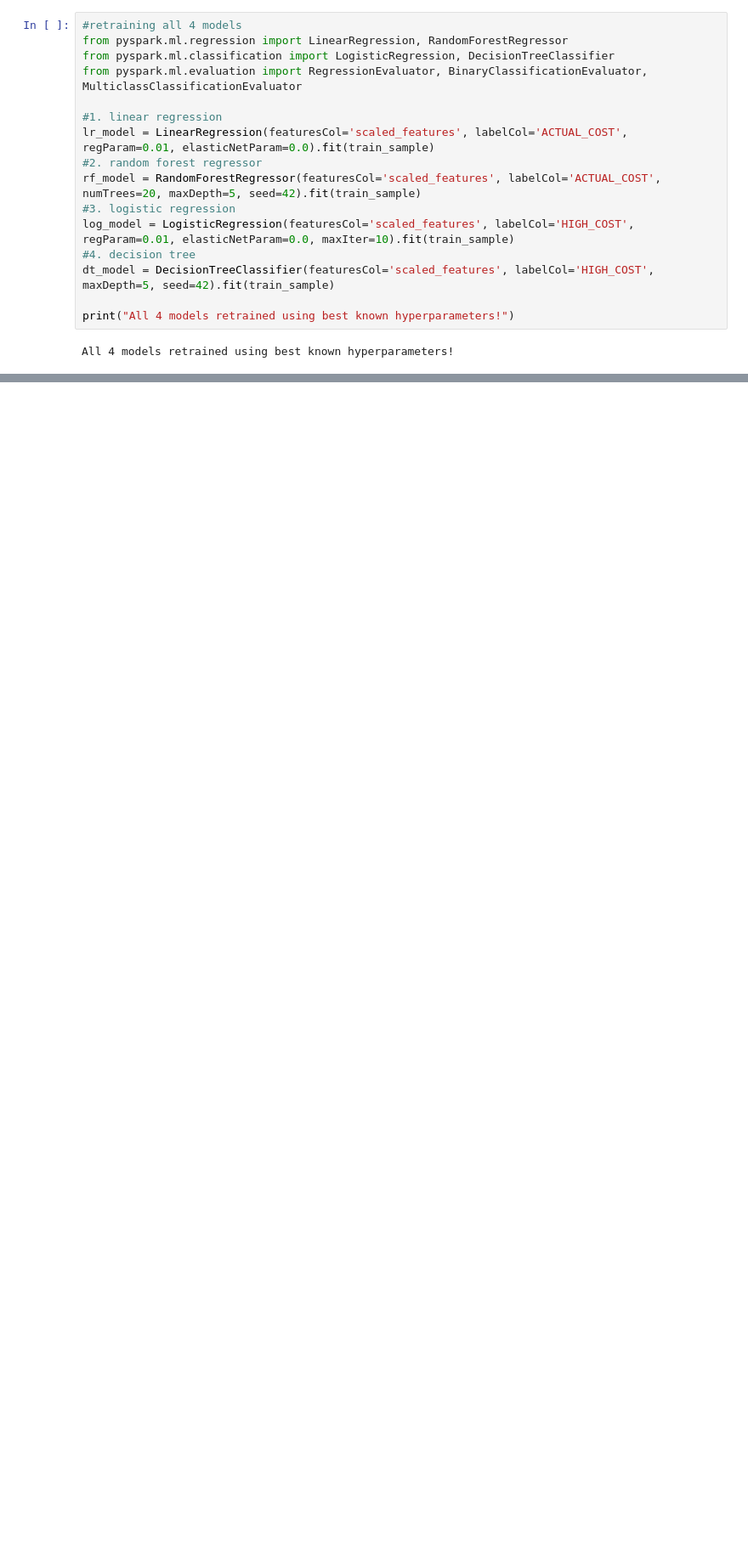
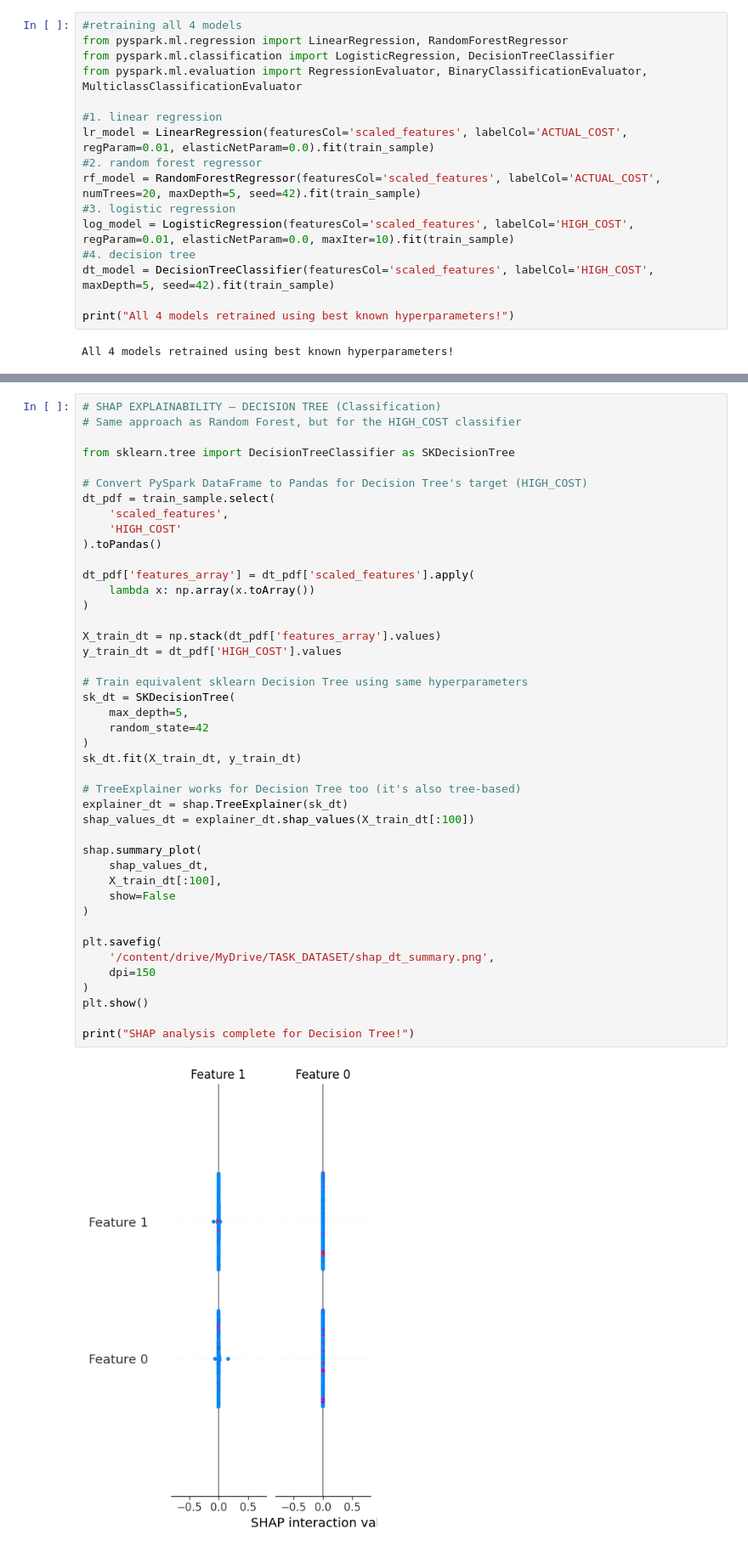
Before and after one commit to firdoushkhilji/firdoushkhilji-7006SCN_FK_16943920, a Jupyter notebook: Task5.ipynb, the cells around one changed output, grey strips where cells are left out. Shown at 85% size. Drawn from its saved outputs; the diff is of its cells as text; blank space fills up the shorter version.

```diff
--- a/Task5.ipynb
+++ b/Task5.ipynb
@@ -390,0 +434,45 @@ SHAP analysis complete, feature importance visualised!
+# %%
+# SHAP EXPLAINABILITY — DECISION TREE (Classification)
+# Same approach as Random Forest, but for the HIGH_COST classifier
+
+from sklearn.tree import DecisionTreeClassifier as SKDecisionTree
+
+# Convert PySpark DataFrame to Pandas for Decision Tree's target (HIGH_COST)
+dt_pdf = train_sample.select(
+    'scaled_features',
+    'HIGH_COST'
+).toPandas()
+
+dt_pdf['features_array'] = dt_pdf['scaled_features'].apply(
+    lambda x: np.array(x.toArray())
+)
+
+X_train_dt = np.stack(dt_pdf['features_array'].values)
+y_train_dt = dt_pdf['HIGH_COST'].values
+
+# Train equivalent sklearn Decision Tree using same hyperparameters
+sk_dt = SKDecisionTree(
+    max_depth=5,
+    random_state=42
+)
+sk_dt.fit(X_train_dt, y_train_dt)
+
+# TreeExplainer works for Decision Tree too (it's also tree-based)
+explainer_dt = shap.TreeExplainer(sk_dt)
+shap_values_dt = explainer_dt.shap_values(X_train_dt[:100])
+
+shap.summary_plot(
+    shap_values_dt,
+    X_train_dt[:100],
+    show=False
+)
+
+plt.savefig(
+    '/content/drive/MyDrive/TASK_DATASET/shap_dt_summary.png',
+    dpi=150
+)
+plt.show()
+
+print("SHAP analysis complete for Decision Tree!")
+# %% [output]
+[figure, added]
```
Also changed, not shown: parts of 12 cells of this notebook.
